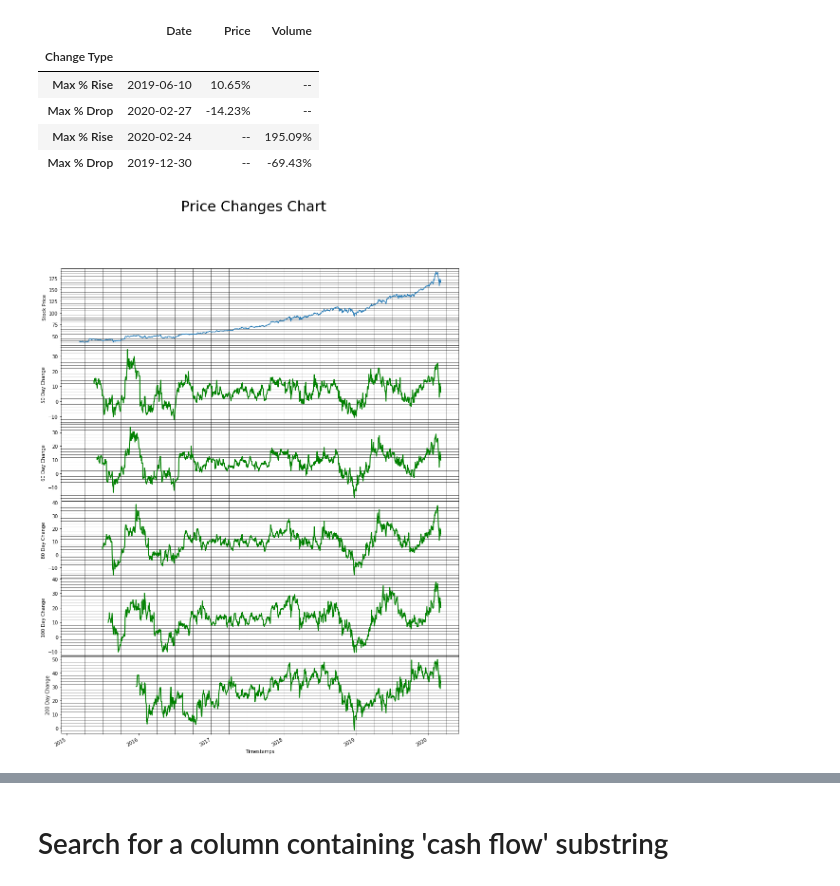
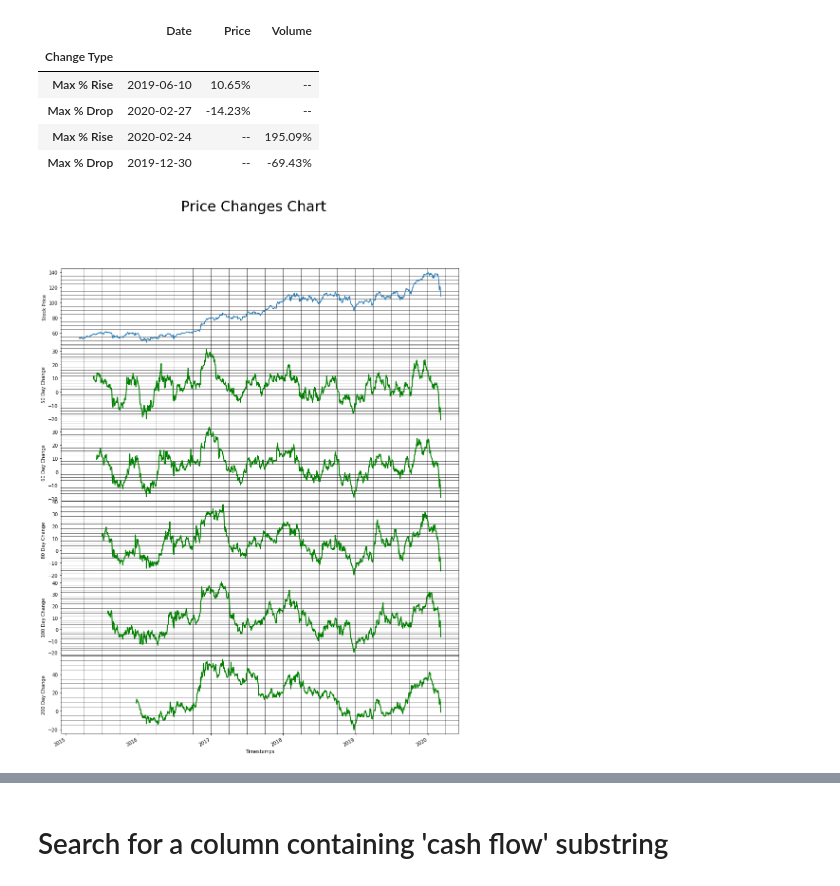
Before and after one commit to sabawi/getstockdata, a Jupyter notebook: test_data.ipynb, the cells around one changed output, grey strips where cells are left out. Cells and saved outputs as stored; diff of their text form; code cells hidden in the pictures.

```diff
--- a/test_data.ipynb
+++ b/test_data.ipynb
@@ -30,7 +30,7 @@ sd.set_data_directory('./data/')
 stock_count, stock_fields, sp_df = sd.GetSP500_List()
 # %%
 # Set stock symbol
-mystock = 'MSFT'
+mystock = 'jpm'
 sd.set_stock(mystock)
 # %%
 stock_info = sd.get_stock_info(mystock)
@@ -85,7 +82,8 @@ sd.key_stat('ibm')
 # %%
 # Plot another stock
+sd.set_stock('nvda')
 price_df = sd.GetStockDataFrame(sd.get_stock())
-price_df_test = sd.DatesRange(price_df, '2018-06-01')
+price_df_test = sd.DatesRange(price_df, '2019-04-01')
 sd.plot_basic_charts(sd.get_stock(),price_df_test)
 # %% [output]
 |  | 5 Years Trend Line Function | 2 Years Trend Line Function | 1 Year Trend Line Function | 6 Months Trend Line Function |
@@ -259,13 +261,13 @@ maximums_table_df
 | Max % Drop | 2019-12-30 | -- | -69.43% |
 # %%
 # Set the stock and get the prices dataframe
-price_df = sd.GetStockDataFrame('msft')
+price_df = sd.GetStockDataFrame('jpm')
 
 # You can limit the range if needed
 #price_df = sd.DatesRange(price_df, '2016-02-01')
 
-sd.PlotPriceChanges(price_df,[50,60,80,100,200])
+sd.PlotPriceChangesPercent(price_df,[50,60,80,100,200])
 # %% [output]
-[figure, old version]
+[figure, new version]
 # %%
 # Set the stock and get the prices dataframe
```
Also changed, not shown: parts of 25 cells of this notebook, 1 other file.
